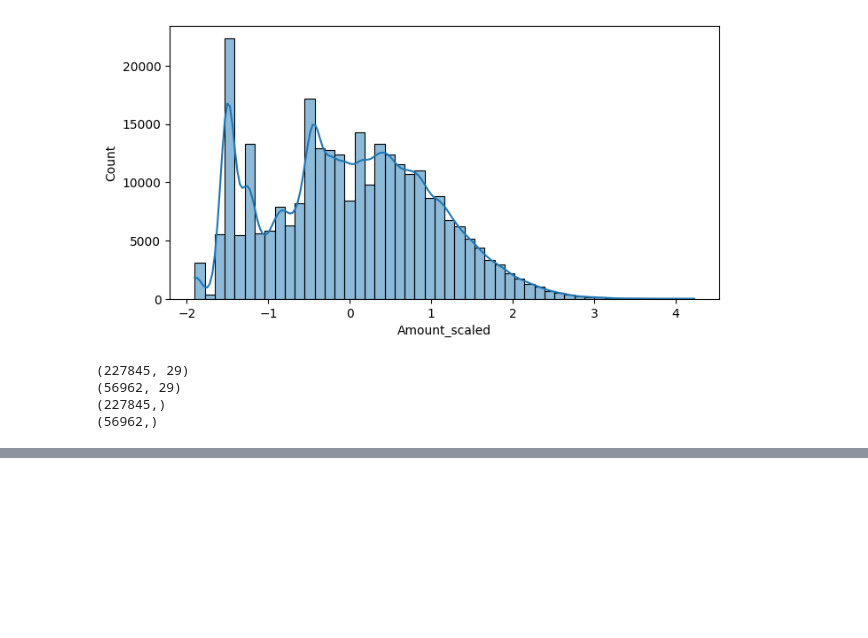
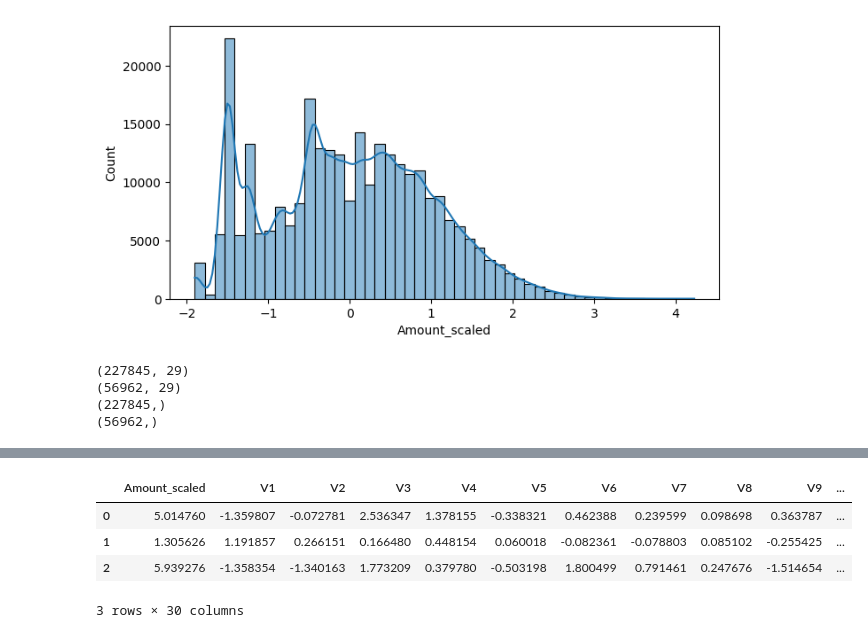
Before and after one commit to minglet/ML_study, a Jupyter notebook: data_analysis/credit_card.ipynb, the cells around one changed output, grey strips where cells are left out. Drawn from its saved outputs; the diff is of its cells as text; code cells hidden in the pictures; blank space fills up the shorter version.

```diff
--- a/data_analysis/credit_card.ipynb
+++ b/data_analysis/credit_card.ipynb
@@ -243,0 +263,17 @@ accuracy: 1.000, precision: 0.976, recall: 0.816, f1 score: 0.889, AUC : 0.9827
+# %%
+import numpy as np
+
+def get_outlier(df=None, column=None, weight=1.5):
+    # fraud에 해당하는 column 데이터만 추출, 1/4 분위와 3/4 분위 지점을 np.percentile로 구하기
+    fraud = df[df['Class']==1][column]
+    quantile_25 = np.percentile(fraud.values, 25) # 백분위 25에 해당하는 부분의 값이 들어감
+    quantile_75 = np.percentile(fraud.values, 75) # 백분위 75에 해당하는 부분의 값이 들어감
+    # IQR을 구하고, IQR에 1.5를 곱하여 최대값과 최소값 지점 구함
+    iqr = quantile_75 - quantile_25
+    iqr_weight = iqr*weight
+    lowest_val = quantile_25 - iqr_weight
+    hightest_val = quantile_75 + iqr_weight
+
+    # 최대값 보다 크거나, 최소값보다 작은 값을 아웃라이어로 설정하고 dataframe index 반환
+    outlier_index = fraud[(fraud < lowest_val) | (fraud > hightest_val)].index
+    return outlier_index
@@ -243,0 +292,30 @@ accuracy: 1.000, precision: 0.976, recall: 0.816, f1 score: 0.889, AUC : 0.9827
+# %%
+# preprocessing 재정의
+# log1p 적용
+# outlier 제거
+# 필요없는 칼럼 제거 ('Amount', 'Time')
+# array.insert(삽입할 index,'column name', item)
+import numpy as np
+
+def preprocessing(df):
+    df_copy = df.copy()
+    # log1p 적용
+    scaled_amount = np.log1p(df_copy['Amount'])
+    df_copy.insert(0, 'Amount_scaled', scaled_amount)
+    df_copy.drop(['Amount', 'Time'], axis=1, inplace=True)
+    # outlier 제거
+    outlier_index = get_outlier(df_copy, 'V14', weight=1.5)
+    df_copy.drop(outlier_index, axis=0, inplace=True)
+    return df_copy
+# %%
+import pandas as pd
+
+df = pd.read_csv('../data/creditcard.csv')
+pre_df = preprocessing(df)
+pre_df.head(3)
+# %% [output]
+|  | Amount_scaled | V1 | V2 | V3 | V4 | V5 | V6 | V7 | V8 | V9 | ... |
+| 0 | 5.014760 | -1.359807 | -0.072781 | 2.536347 | 1.378155 | -0.338321 | 0.462388 | 0.239599 | 0.098698 | 0.363787 | ... |
+| 1 | 1.305626 | 1.191857 | 0.266151 | 0.166480 | 0.448154 | 0.060018 | -0.082361 | -0.078803 | 0.085102 | -0.255425 | ... |
+| 2 | 5.939276 | -1.358354 | -1.340163 | 1.773209 | 0.379780 | -0.503198 | 1.800499 | 0.791461 | 0.247676 | -1.514654 | ... |
+3 rows × 30 columns
```
Also changed, not shown: parts of 12 cells of this notebook.
